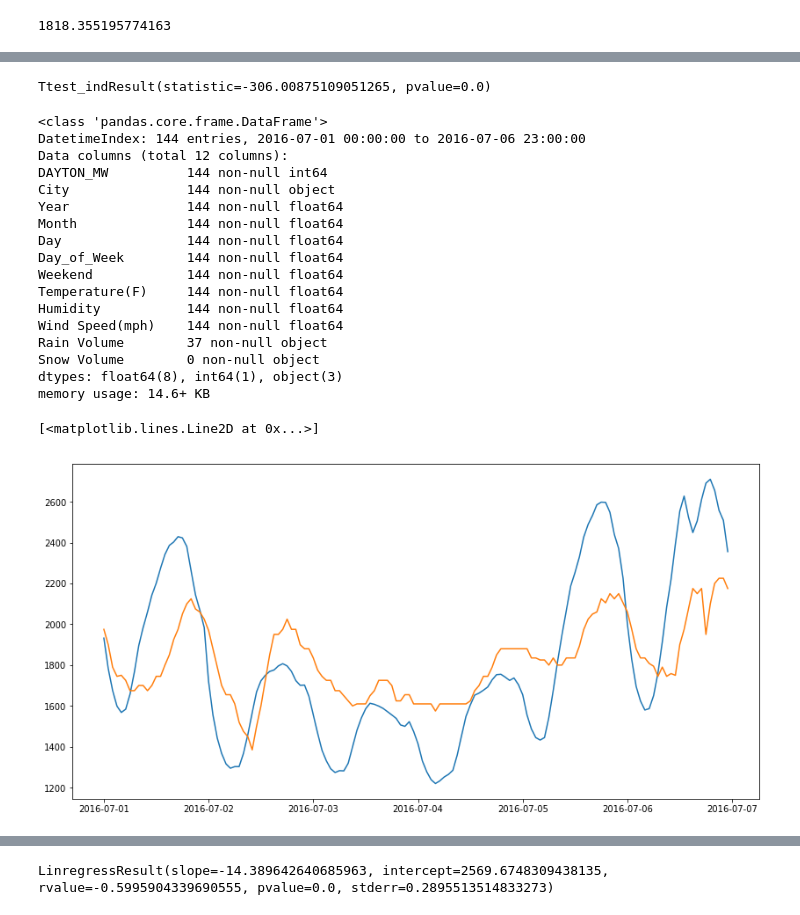
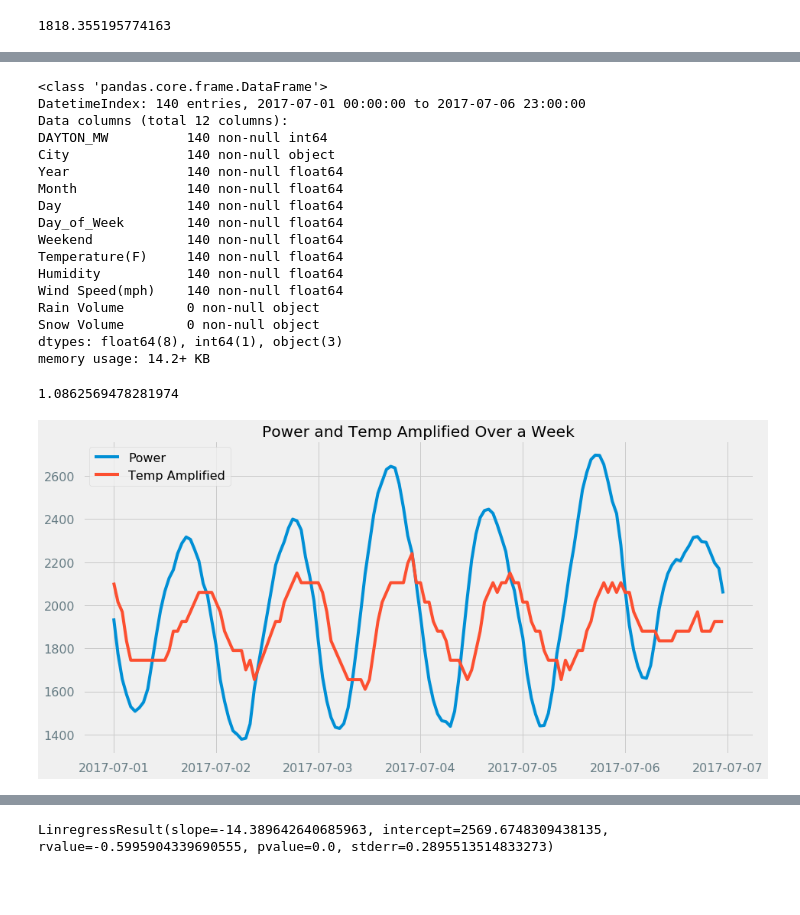
Before and after one commit to Pconstan/Data_Group_1, a Jupyter notebook: DPL_Scratch.ipynb, the cells around one changed output, grey strips where cells are left out. Saved outputs shown, nothing was run; the diff lists cells and outputs as text; code cells hidden in the pictures; blank space fills up the shorter version.

```diff
--- a/DPL_Scratch.ipynb
+++ b/DPL_Scratch.ipynb
@@ -351,11 +258,6 @@ correl
-# %%
-stats.pearsonr(x, y)
-stats.ttest_ind(x,y, equal_var = False)
-# %% [output]
-Ttest_indResult(statistic=-306.00875109051265, pvalue=0.0)
 # %%
 
-First_Week_df = combined_df[(combined_df.index >= '2016-07-01') & (combined_df.index < '2016-07-07')]
+First_Week_df = combined_df[(combined_df.index >= '2017-07-01') & (combined_df.index < '2017-07-07')]
 June = combined_df
 FWmean = round(First_Week_df['Temperature(F)'].mean(),2)
 FWstd = round(First_Week_df["Temperature(F)"].std(),2)
@@ -365,32 +267,39 @@ First_Week_df['DAYTON_MW'].mean()
 First_Week_df.info()
 # %% [output]
 <class 'pandas.core.frame.DataFrame'>
-DatetimeIndex: 144 entries, 2016-07-01 00:00:00 to 2016-07-06 23:00:00
+DatetimeIndex: 140 entries, 2017-07-01 00:00:00 to 2017-07-06 23:00:00
 Data columns (total 12 columns):
-DAYTON_MW          144 non-null int64
-City               144 non-null object
-Year               144 non-null float64
-Month              144 non-null float64
-Day                144 non-null float64
-Day_of_Week        144 non-null float64
-Weekend            144 non-null float64
-Temperature(F)     144 non-null float64
-Humidity           144 non-null float64
-Wind Speed(mph)    144 non-null float64
-Rain Volume        37 non-null object
+DAYTON_MW          140 non-null int64
+City               140 non-null object
+Year               140 non-null float64
+Month              140 non-null float64
+Day                140 non-null float64
+Day_of_Week        140 non-null float64
+Weekend            140 non-null float64
+Temperature(F)     140 non-null float64
+Humidity           140 non-null float64
+Wind Speed(mph)    140 non-null float64
+Rain Volume        0 non-null object
 Snow Volume        0 non-null object
 dtypes: float64(8), int64(1), object(3)
-memory usage: 14.6+ KB
+memory usage: 14.2+ KB
+# %%
+y.mean()/y2.mean()
+# %% [output]
+1.0862569478281974
 # %%
 plt.figure(figsize=[14,7])
 
 
 x = First_Week_df.index   #['Temperature(F)']
 y = First_Week_df["DAYTON_MW"]
 y2 = First_Week_df['Temperature(F)']*25
 #plt.xlim("2016-05-01","2016-05-08")
-plt.plot(x,y)
-plt.plot(x,y2)
+plt.plot(x,y,label = "Power")
+plt.plot(x,y2,label = "Temp Amplified")
+plt.title("Power and Temp Amplified Over a Week")
+plt.legend()
+plt.savefig("Power_Temp_Amped.png")
+plt.show()
 # %% [output]
-[<matplotlib.lines.Line2D at 0x...>]
-[figure, old version]
+[figure, new version]
```
Also changed, not shown: parts of 20 cells of this notebook, 6 other files.
